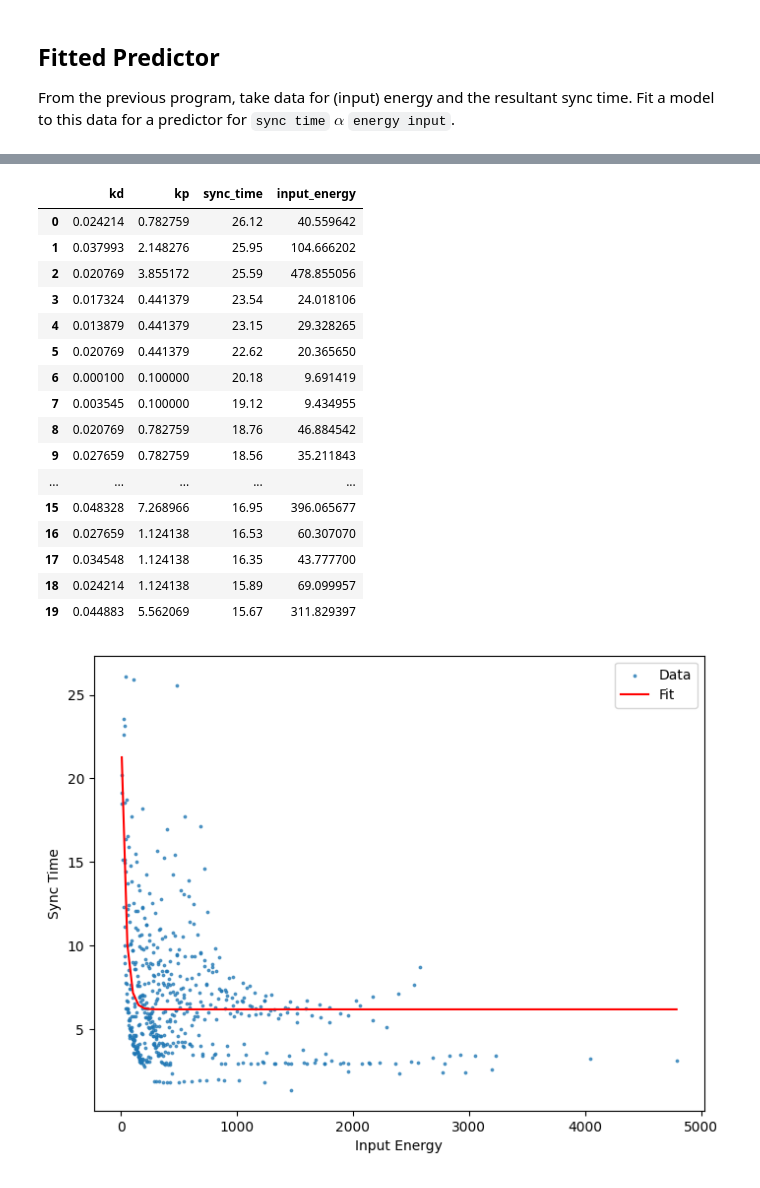
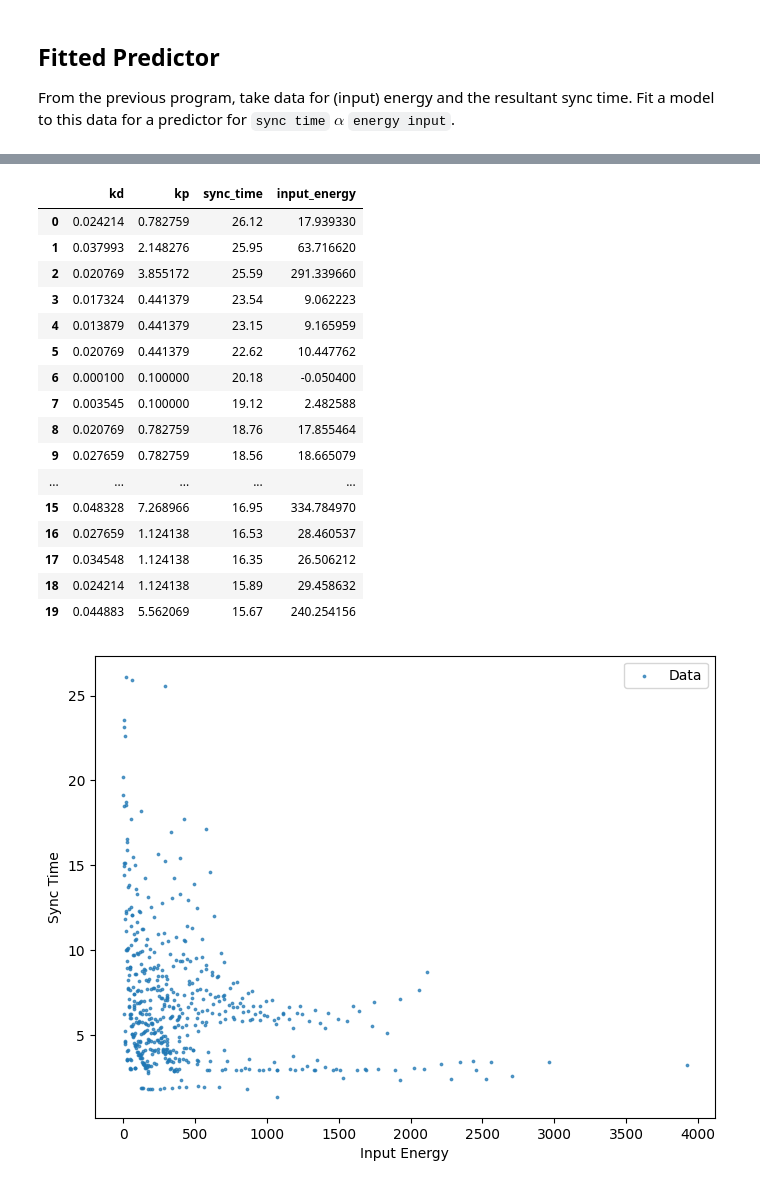
Before and after one commit to eric-yhchen/MDM2-Group-09, a Jupyter notebook: LC Model FLC Tests.ipynb, the cells around one changed output, grey strips where cells are left out. Saved outputs shown, nothing was run; the diff lists cells and outputs as text; code cells hidden in the pictures.

```diff
--- a/LC Model FLC Tests.ipynb
+++ b/LC Model FLC Tests.ipynb
@@ -1006,7 +962,7 @@ for kd in kds:
         model.find_sync_time()
         model.calc_energy()
 
-        input_energy = model.system_energy-1792.864395061677
+        input_energy = model.system_energy-1755.0649006857475
         # lower threshold for more data, 85%+ is still a reasonable boundary
         if model.sync_threshold > 0.8 and input_energy < 5000:
             # change to energy input
@@ -1018,22 +974,22 @@ data = DataFrame(results).sort_values("sync_time", ascending=False).reset_index(
 data.head(20)
 # %% [output]
 |  | kd | kp | sync_time | input_energy |
-| 0 | 0.024214 | 0.782759 | 26.12 | 40.559642 |
-| 1 | 0.037993 | 2.148276 | 25.95 | 104.666202 |
-| 2 | 0.020769 | 3.855172 | 25.59 | 478.855056 |
-| 3 | 0.017324 | 0.441379 | 23.54 | 24.018106 |
-| 4 | 0.013879 | 0.441379 | 23.15 | 29.328265 |
-| 5 | 0.020769 | 0.441379 | 22.62 | 20.365650 |
-| 6 | 0.000100 | 0.100000 | 20.18 | 9.691419 |
-| 7 | 0.003545 | 0.100000 | 19.12 | 9.434955 |
-| 8 | 0.020769 | 0.782759 | 18.76 | 46.884542 |
-| 9 | 0.027659 | 0.782759 | 18.56 | 35.211843 |
+| 0 | 0.024214 | 0.782759 | 26.12 | 17.939330 |
+| 1 | 0.037993 | 2.148276 | 25.95 | 63.716620 |
+| 2 | 0.020769 | 3.855172 | 25.59 | 291.339660 |
+| 3 | 0.017324 | 0.441379 | 23.54 | 9.062223 |
+| 4 | 0.013879 | 0.441379 | 23.15 | 9.165959 |
+| 5 | 0.020769 | 0.441379 | 22.62 | 10.447762 |
+| 6 | 0.000100 | 0.100000 | 20.18 | -0.050400 |
+| 7 | 0.003545 | 0.100000 | 19.12 | 2.482588 |
+| 8 | 0.020769 | 0.782759 | 18.76 | 17.855464 |
+| 9 | 0.027659 | 0.782759 | 18.56 | 18.665079 |
 | ... | ... | ... | ... | ... |
-| 15 | 0.048328 | 7.268966 | 16.95 | 396.065677 |
-| 16 | 0.027659 | 1.124138 | 16.53 | 60.307070 |
-| 17 | 0.034548 | 1.124138 | 16.35 | 43.777700 |
-| 18 | 0.024214 | 1.124138 | 15.89 | 69.099957 |
-| 19 | 0.044883 | 5.562069 | 15.67 | 311.829397 |
+| 15 | 0.048328 | 7.268966 | 16.95 | 334.784970 |
+| 16 | 0.027659 | 1.124138 | 16.53 | 28.460537 |
+| 17 | 0.034548 | 1.124138 | 16.35 | 26.506212 |
+| 18 | 0.024214 | 1.124138 | 15.89 | 29.458632 |
+| 19 | 0.044883 | 5.562069 | 15.67 | 240.254156 |
 # %%
 # import required libraries
 from scipy.optimize import curve_fit
@@ -1047,30 +1000,33 @@ data = read_csv("energy_to_sync.csv")
+# %%
+# read in dataset
+data = read_csv("energy_to_sync2.csv")
 # %%
 def poly_func(x, a, b, c):
     return a * x**2 + b * x + c
 
 def exp_func(x, a, b, c):
     return a * np.exp(-b * x) + c
 
 def decay_func(x, a , b, c):
     return a ** x + b * x + c
 
 def polynomial_frac(x, a, b, c, d):
     num = a * x
     den = b * x**3 + c
     return num/den + d
 
 coefs, _ = curve_fit(exp_func, data["input_energy"], data["sync_time"])
 #print(f"a: {coefs[0]}, b: {coefs[1]}, c: {coefs[2]}, d: {coefs[3]}")
 
 x_fit = np.linspace(data["input_energy"].min(), data["input_energy"].max(), 100)
 y_fit = exp_func(x_fit, *coefs)
 
 plt.figure(figsize=(8, 6))
 plt.scatter(data["input_energy"], data["sync_time"], alpha=0.7, label="Data", s=3)
-plt.plot(x_fit, y_fit, color="red", label="Fit")
+#plt.plot(x_fit, y_fit, color="red", label="Fit")
 plt.xlabel("Input Energy")
 plt.ylabel("Sync Time")
 plt.legend()
 plt.show()
 # %% [output]
-[figure, old version]
+[figure, new version]
```
Also changed, not shown: parts of 19 cells of this notebook, 2 other files.
